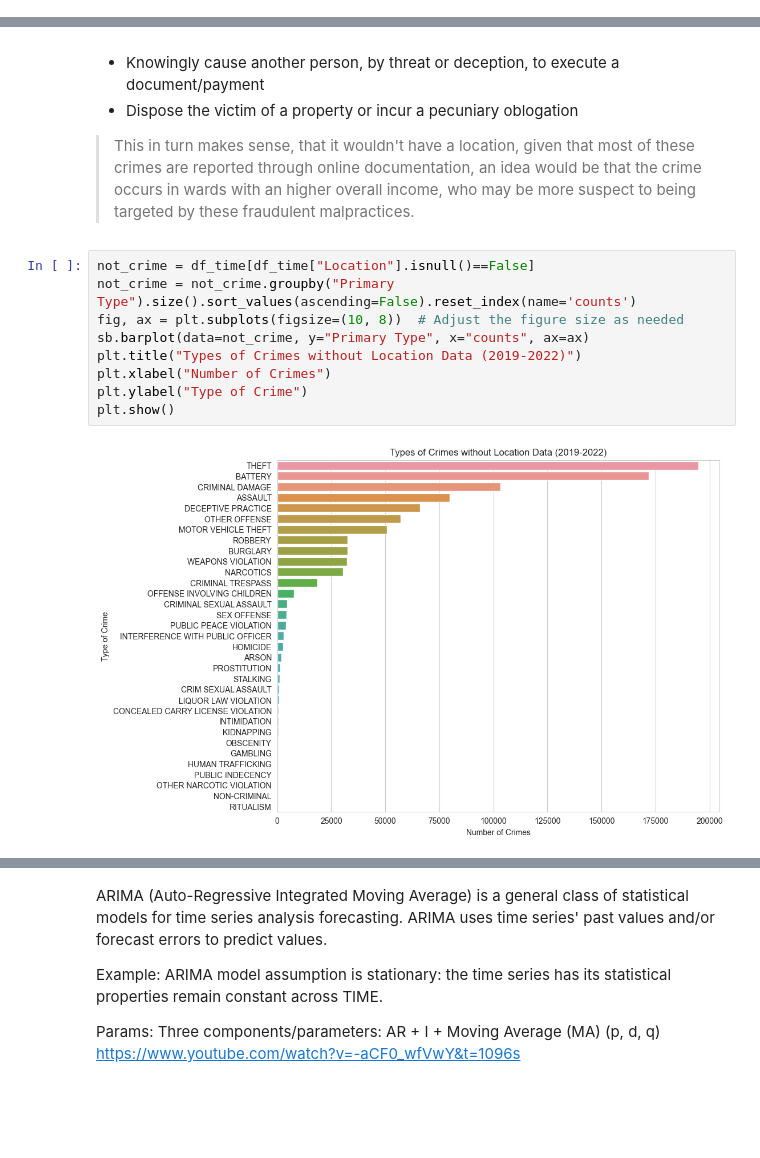
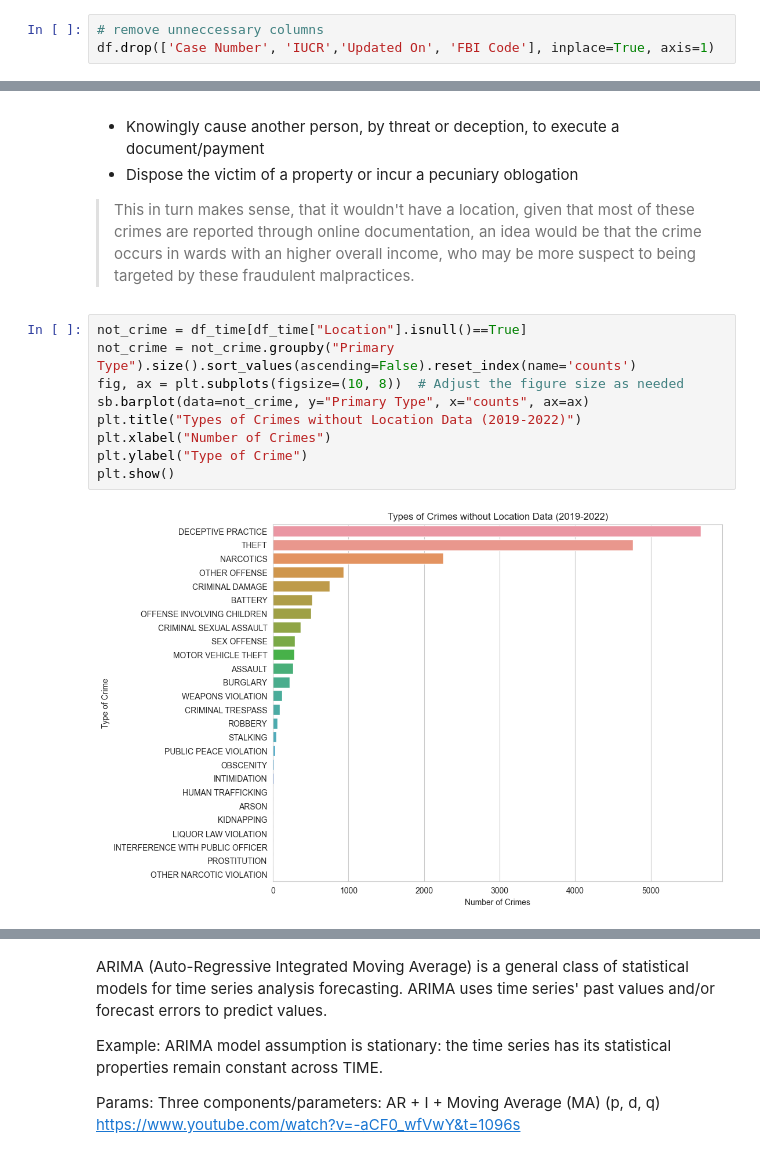
Before and after one commit to kfukutom/urban-informatics, a Jupyter notebook: src/main.ipynb, the cells around one changed output, grey strips where cells are left out. Saved outputs shown, nothing was run; the diff lists cells and outputs as text; blank space fills up the shorter version.

```diff
--- a/src/main.ipynb
+++ b/src/main.ipynb
@@ -36,0 +57,3 @@ print(df.shape, walkability.shape)
+# %%
+# remove unneccessary columns
+df.drop(['Case Number', 'IUCR','Updated On', 'FBI Code'], inplace=True, axis=1)
@@ -279,13 +471,13 @@ It's the crime where a person commits a practice when they have the intent to de
 - Dispose the victim of a property or incur a pecuniary oblogation
 > This in turn makes sense, that it wouldn't have a location, given that most of these crimes are reported through online documentation, an idea would be that the crime occurs in wards with an higher overall income, who may be more suspect to being targeted by these fraudulent malpractices.
 # %%
-not_crime = df_time[df_time["Location"].isnull()==False]
+not_crime = df_time[df_time["Location"].isnull()==True]
 not_crime = not_crime.groupby("Primary Type").size().sort_values(ascending=False).reset_index(name='counts')
 fig, ax = plt.subplots(figsize=(10, 8))  # Adjust the figure size as needed
 sb.barplot(data=not_crime, y="Primary Type", x="counts", ax=ax)
 plt.title("Types of Crimes without Location Data (2019-2022)")
 plt.xlabel("Number of Crimes")
 plt.ylabel("Type of Crime")
 plt.show()
 # %% [output]
-[figure, old version]
+[figure, new version]
```
Also changed, not shown: parts of 63 cells of this notebook.
